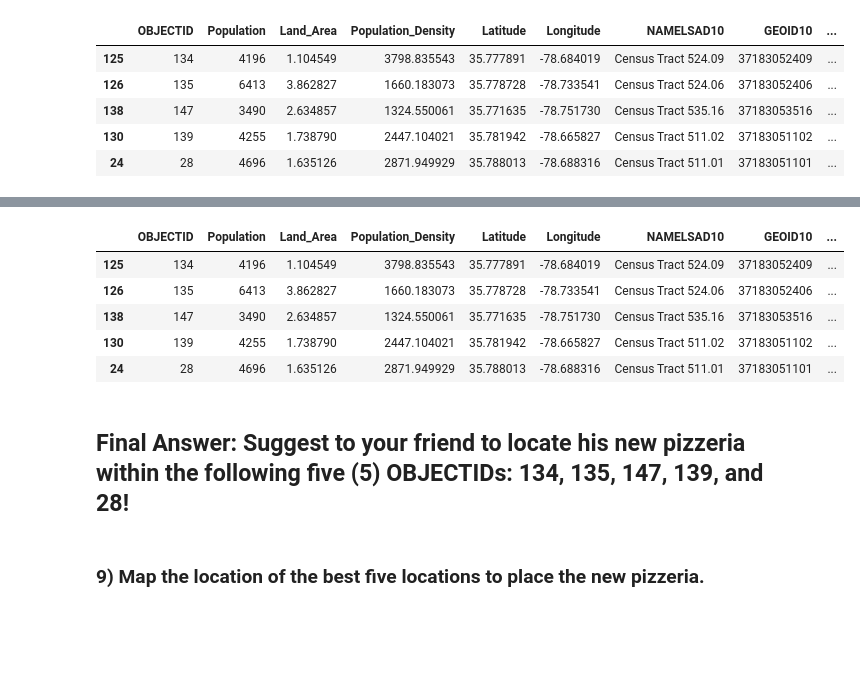
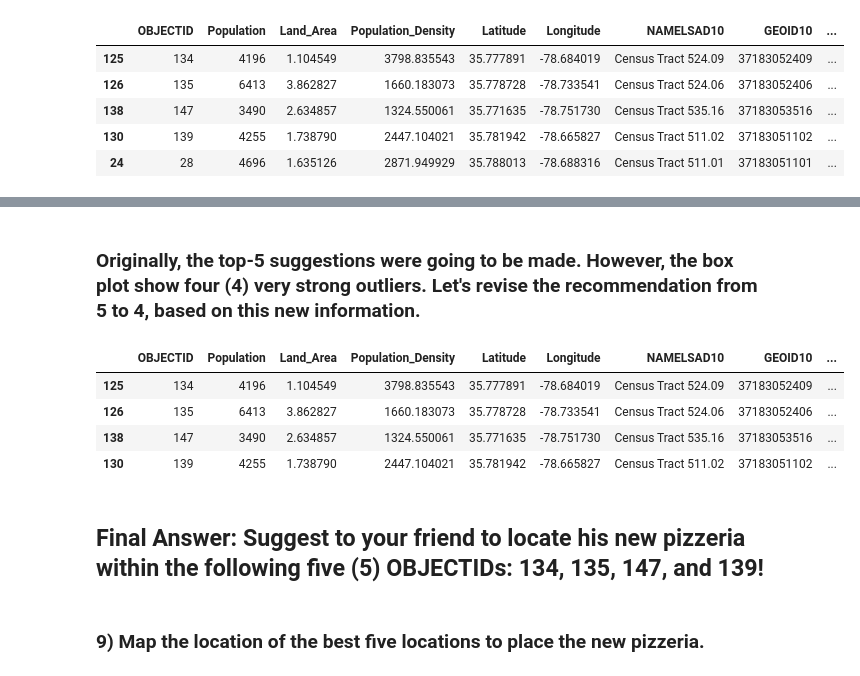
Before and after one commit to MCTrimer/Week_5_Capstone, a Jupyter notebook: Capstone Week 5 Peer Reviewed Project.ipynb, the cells around one changed output, grey strips where cells are left out. Cells and saved outputs as stored; diff of their text form; code cells hidden in the pictures; blank space fills up the shorter version.

```diff
--- a/Capstone Week 5 Peer Reviewed Project.ipynb
+++ b/Capstone Week 5 Peer Reviewed Project.ipynb
@@ -494,17 +544,18 @@ result2.head()
+# %% [markdown]
+### Originally, the top-5 suggestions were going to be made.  However, the box plot show four (4) very strong outliers.  Let's revise the recommendation from 5 to 4, based on this new information.
 # %%
 #Extract the top-5 Census Tracts (OBJECTID).  This is the final answer.
 
-Final_df = result2.loc[(result2['Competition_Density'] > 957.316642)]
+Final_df = result2.loc[(result2['Competition_Density'] > 1220.0)]
 Final_df
 # %% [output]
 |  | OBJECTID | Population | Land_Area | Population_Density | Latitude | Longitude | NAMELSAD10 | GEOID10 | ... |
 | 125 | 134 | 4196 | 1.104549 | 3798.835543 | 35.777891 | -78.684019 | Census Tract 524.09 | 37183052409 | ... |
 | 126 | 135 | 6413 | 3.862827 | 1660.183073 | 35.778728 | -78.733541 | Census Tract 524.06 | 37183052406 | ... |
 | 138 | 147 | 3490 | 2.634857 | 1324.550061 | 35.771635 | -78.751730 | Census Tract 535.16 | 37183053516 | ... |
 | 130 | 139 | 4255 | 1.738790 | 2447.104021 | 35.781942 | -78.665827 | Census Tract 511.02 | 37183051102 | ... |
-| 24 | 28 | 4696 | 1.635126 | 2871.949929 | 35.788013 | -78.688316 | Census Tract 511.01 | 37183051101 | ... |
 # %% [markdown]
-## Final Answer:  Suggest to your friend to locate his new pizzeria within the following five (5) OBJECTIDs: 134, 135, 147, 139, and 28!
+## Final Answer:  Suggest to your friend to locate his new pizzeria within the following five (5) OBJECTIDs: 134, 135, 147, and 139!
 # %% [markdown]
 ### 9) Map the location of the best five locations to place the new pizzeria.
 # %%
```
Also changed, not shown: parts of 9 cells of this notebook.
